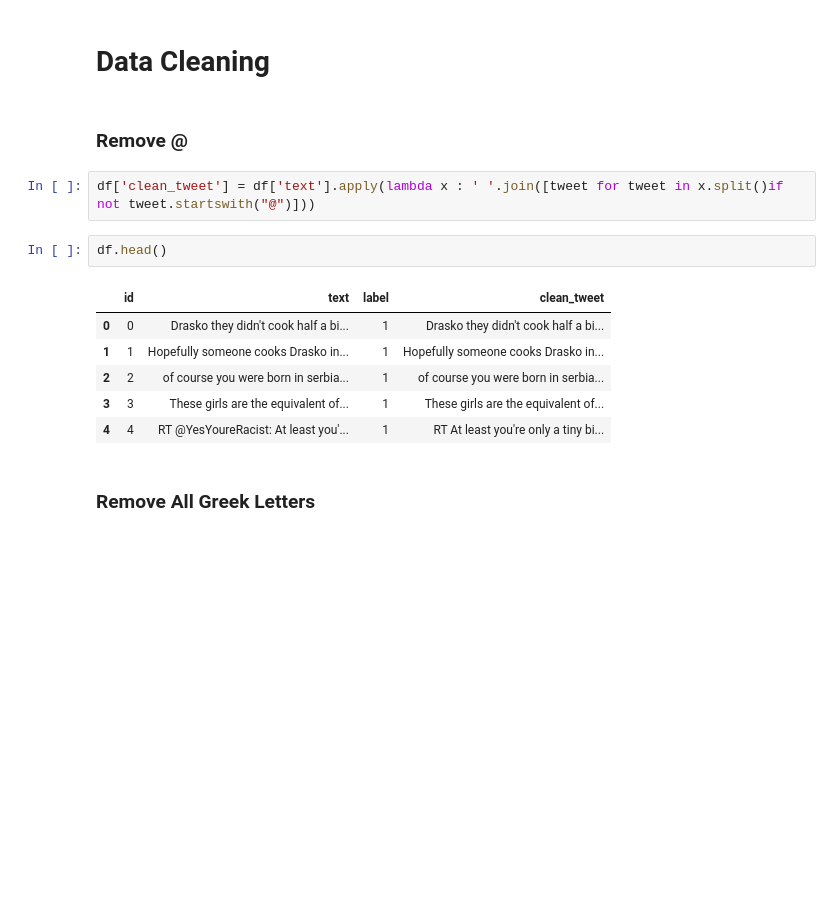
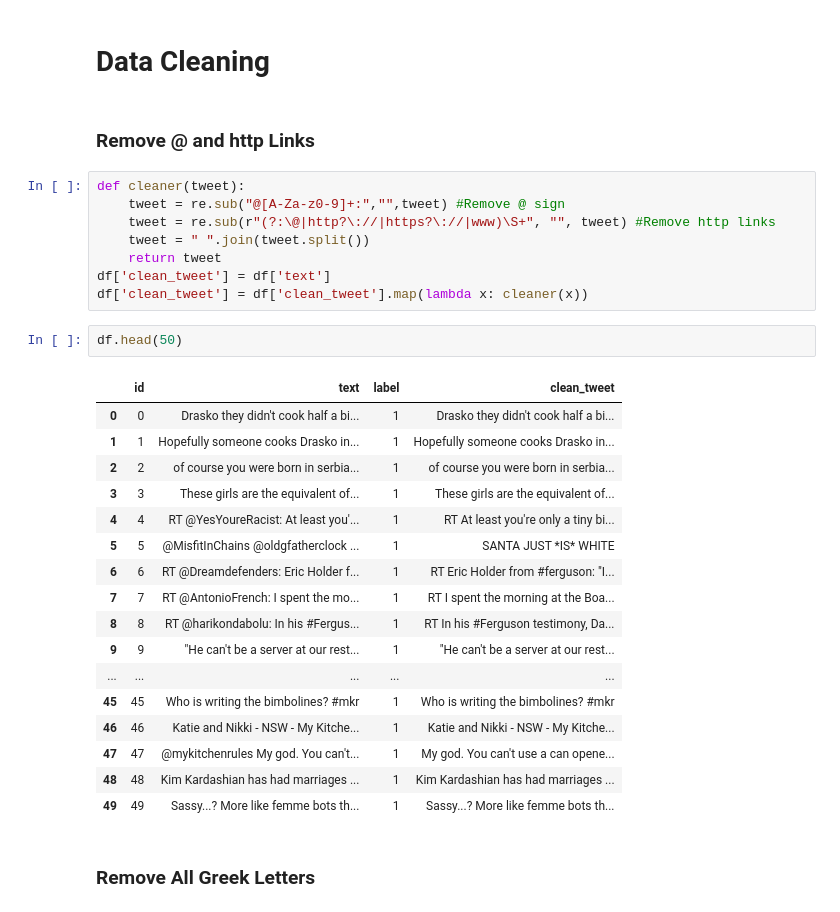
Before and after one commit to XiaohanSun01/Hate_Speech_Detection, a Jupyter notebook: Data_Cleaning.ipynb, the cells around one changed output. Drawn from its saved outputs; the diff is of its cells as text; blank space fills up the shorter version.

Commit message:
Finish Data Cleaning

```diff
--- a/Data_Preprocessing.ipynb
+++ b/Data_Cleaning.ipynb
@@ -89,18 +89,35 @@ df
 # %% [markdown]
 # Data Cleaning
 # %% [markdown]
-### Remove @
+### Remove @ and http Links
-# %%
-df['clean_tweet'] = df['text'].apply(lambda x : ' '.join([tweet for tweet in x.split()if not tweet.startswith("@")]))
+# %%
+def cleaner(tweet):
+    tweet = re.sub("@[A-Za-z0-9]+:","",tweet) #Remove @ sign
+    tweet = re.sub(r"(?:\@|http?\://|https?\://|www)\S+", "", tweet) #Remove http links
+    tweet = " ".join(tweet.split())
+    return tweet
+df['clean_tweet'] = df['text']
+df['clean_tweet'] = df['clean_tweet'].map(lambda x: cleaner(x))
 # %%
-df.head()
+df.head(50)
 # %% [output]
 |  | id | text | label | clean_tweet |
 | 0 | 0 | Drasko they didn't cook half a bi... | 1 | Drasko they didn't cook half a bi... |
 | 1 | 1 | Hopefully someone cooks Drasko in... | 1 | Hopefully someone cooks Drasko in... |
 | 2 | 2 | of course you were born in serbia... | 1 | of course you were born in serbia... |
 | 3 | 3 | These girls are the equivalent of... | 1 | These girls are the equivalent of... |
 | 4 | 4 | RT @YesYoureRacist: At least you'... | 1 | RT At least you're only a tiny bi... |
+| 5 | 5 | @MisfitInChains @oldgfatherclock ... | 1 | SANTA JUST *IS* WHITE |
+| 6 | 6 | RT @Dreamdefenders: Eric Holder f... | 1 | RT Eric Holder from #ferguson: "I... |
+| 7 | 7 | RT @AntonioFrench: I spent the mo... | 1 | RT I spent the morning at the Boa... |
+| 8 | 8 | RT @harikondabolu: In his #Fergus... | 1 | RT In his #Ferguson testimony, Da... |
+| 9 | 9 | "He can't be a server at our rest... | 1 | "He can't be a server at our rest... |
+| ... | ... | ... | ... | ... |
+| 45 | 45 | Who is writing the bimbolines? #mkr | 1 | Who is writing the bimbolines? #mkr |
+| 46 | 46 | Katie and Nikki - NSW - My Kitche... | 1 | Katie and Nikki - NSW - My Kitche... |
+| 47 | 47 | @mykitchenrules My god. You can't... | 1 | My god. You can't use a can opene... |
+| 48 | 48 | Kim Kardashian has had marriages ... | 1 | Kim Kardashian has had marriages ... |
+| 49 | 49 | Sassy...? More like femme bots th... | 1 | Sassy...? More like femme bots th... |
 # %% [markdown]
 ### Remove All Greek Letters
 # %%
```
Also changed, not shown: parts of 12 cells of this notebook, 1 other file.
